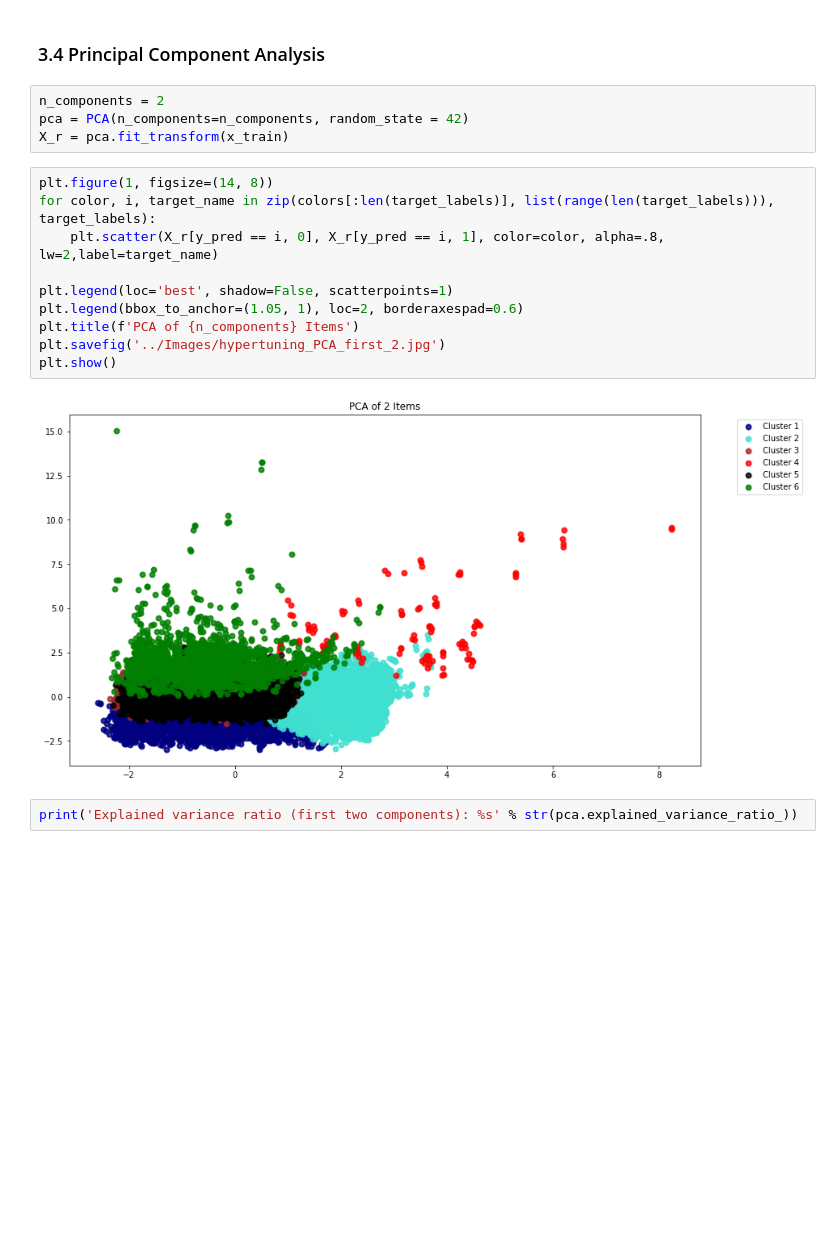
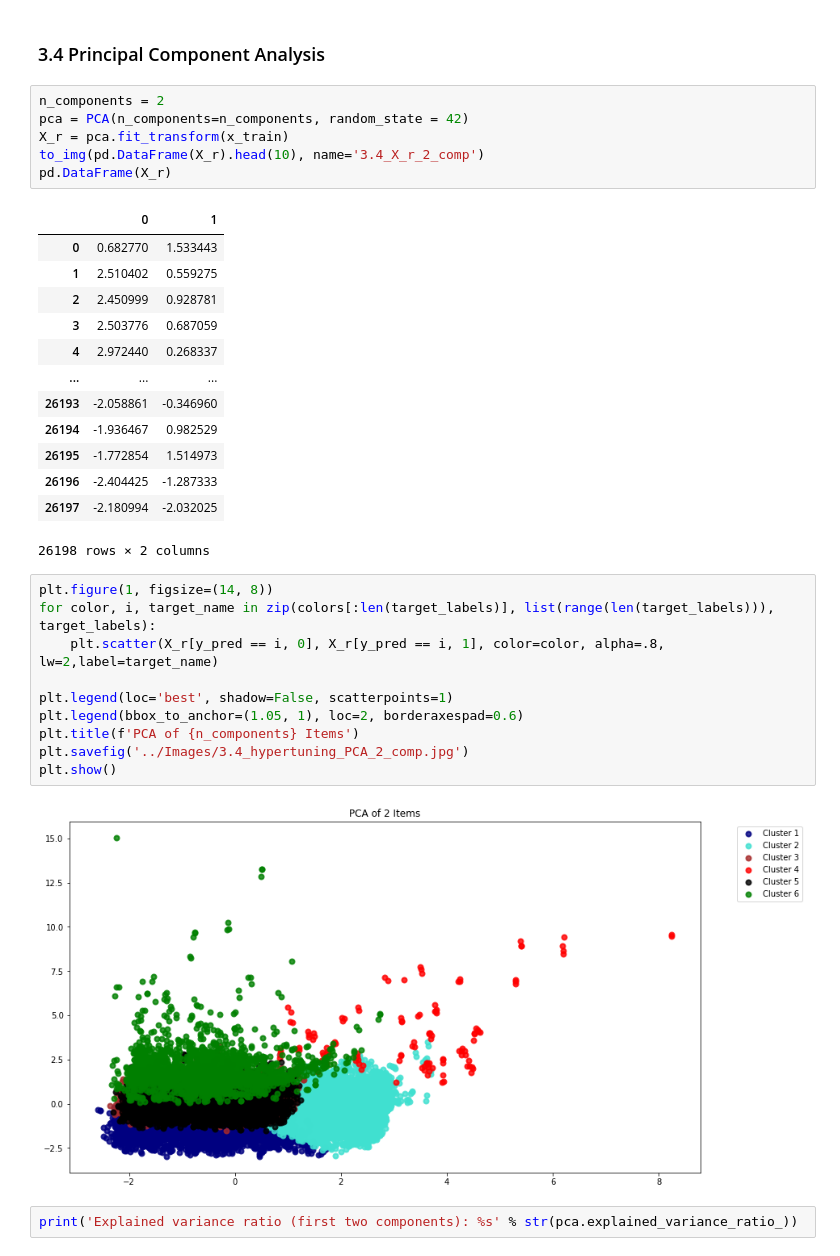
Before and after one commit to 333Kenji/IMDB_KMeans, a Jupyter notebook: Notebooks/KMeans.ipynb, the cells around one changed output. Cells and saved outputs as stored; diff of their text form; blank space fills up the shorter version.

```diff
--- a/Notebooks/KMeans.ipynb
+++ b/Notebooks/KMeans.ipynb
@@ -859,7 +761,23 @@ Model Label: {0, 1, 2, 3, 4, 5}
 # %%
 n_components = 2
 pca = PCA(n_components=n_components, random_state = 42)
 X_r = pca.fit_transform(x_train)
+to_img(pd.DataFrame(X_r).head(10), name='3.4_X_r_2_comp')
+pd.DataFrame(X_r)
+# %% [output]
+|  | 0 | 1 |
+| 0 | 0.682770 | 1.533443 |
+| 1 | 2.510402 | 0.559275 |
+| 2 | 2.450999 | 0.928781 |
+| 3 | 2.503776 | 0.687059 |
+| 4 | 2.972440 | 0.268337 |
+| ... | ... | ... |
+| 26193 | -2.058861 | -0.346960 |
+| 26194 | -1.936467 | 0.982529 |
+| 26195 | -1.772854 | 1.514973 |
+| 26196 | -2.404425 | -1.287333 |
+| 26197 | -2.180994 | -2.032025 |
+26198 rows × 2 columns
 # %%
 plt.figure(1, figsize=(14, 8))
 for color, i, target_name in zip(colors[:len(target_labels)], list(range(len(target_labels))), target_labels):
@@ -868,7 +786,7 @@ for color, i, target_name in zip(colors[:len(target_labels)], list(range(len(tar
 plt.legend(loc='best', shadow=False, scatterpoints=1)
 plt.legend(bbox_to_anchor=(1.05, 1), loc=2, borderaxespad=0.6)
 plt.title(f'PCA of {n_components} Items')
-plt.savefig('../Images/hypertuning_PCA_first_2.jpg')
+plt.savefig('../Images/3.4_hypertuning_PCA_2_comp.jpg')
 plt.show()
 # %% [output]
 [figure]
```
Also changed, not shown: parts of 36 cells of this notebook, 24 other files.
